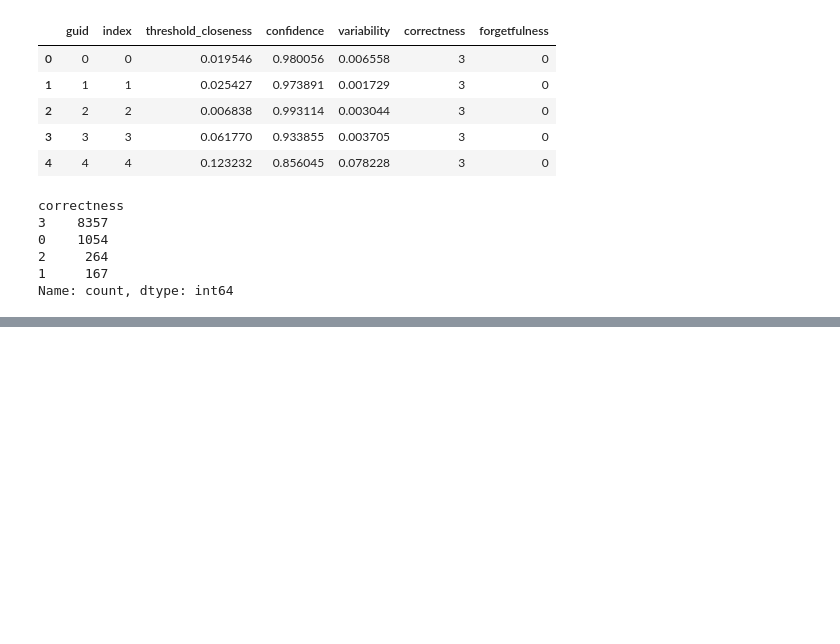
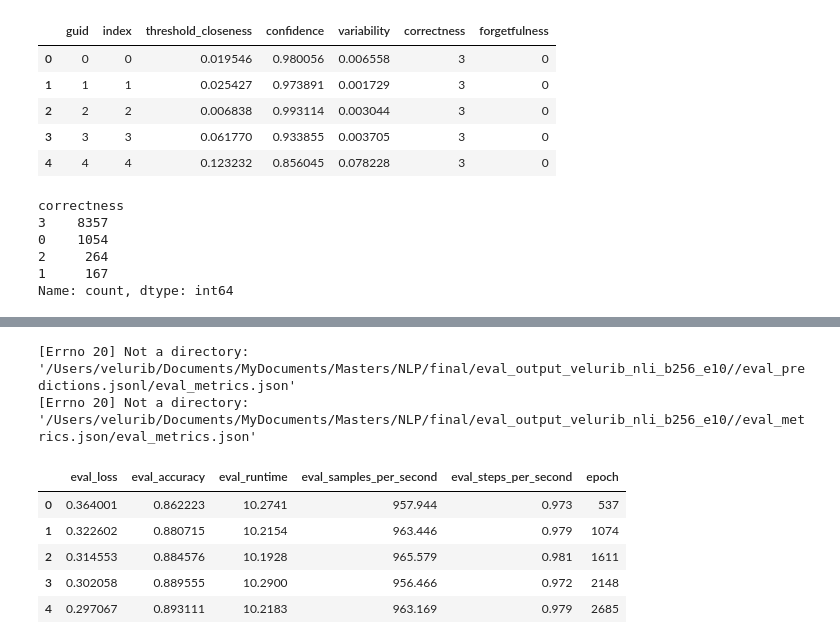
Before and after one commit to veluribharath/nlp-final, a Jupyter notebook: Explore Model Output.ipynb, the cells around one changed output, grey strips where cells are left out. Cells and saved outputs as stored; diff of their text form; code cells hidden in the pictures; blank space fills up the shorter version.

```diff
--- a/Explore Model Output.ipynb
+++ b/Explore Model Output.ipynb
@@ -815,0 +1053,13 @@ ed_metrics['correctness'].value_counts()
+# %%
+epoch_metrics = []
+for folder in os.listdir(dirs):
+    try:
+        with open(f'{dirs}/{folder}/eval_metrics.json') as r:
+            metrics = json.load(r)
+        metrics['epoch'] = int(folder.split('-')[-1])
+        epoch_metrics.append(metrics)
+    except Exception as e:
+        print(e)
+# %% [output]
+[Errno 20] Not a directory: '/Users/velurib/Documents/MyDocuments/Masters/NLP/final/eval_output_velurib_nli_b256_e10//eval_predictions.jsonl/eval_metrics.json'
+[Errno 20] Not a directory: '/Users/velurib/Documents/MyDocuments/Masters/NLP/final/eval_output_velurib_nli_b256_e10//eval_metrics.json/eval_metrics.json'
@@ -815,0 +1068,9 @@ ed_metrics['correctness'].value_counts()
+# %%
+epoch_results.head()
+# %% [output]
+|  | eval_loss | eval_accuracy | eval_runtime | eval_samples_per_second | eval_steps_per_second | epoch |
+| 0 | 0.364001 | 0.862223 | 10.2741 | 957.944 | 0.973 | 537 |
+| 1 | 0.322602 | 0.880715 | 10.2154 | 963.446 | 0.979 | 1074 |
+| 2 | 0.314553 | 0.884576 | 10.1928 | 965.579 | 0.981 | 1611 |
+| 3 | 0.302058 | 0.889555 | 10.2900 | 956.466 | 0.972 | 2148 |
+| 4 | 0.297067 | 0.893111 | 10.2183 | 963.169 | 0.979 | 2685 |
```
Also changed, not shown: parts of 41 cells of this notebook, 4 other files.
